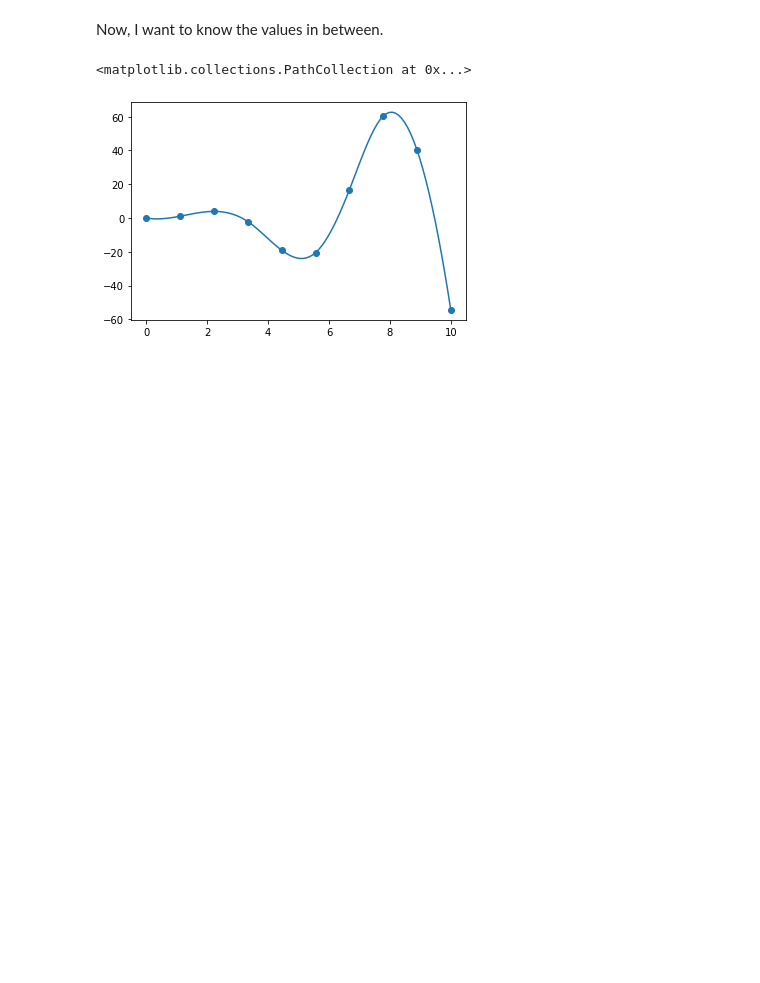
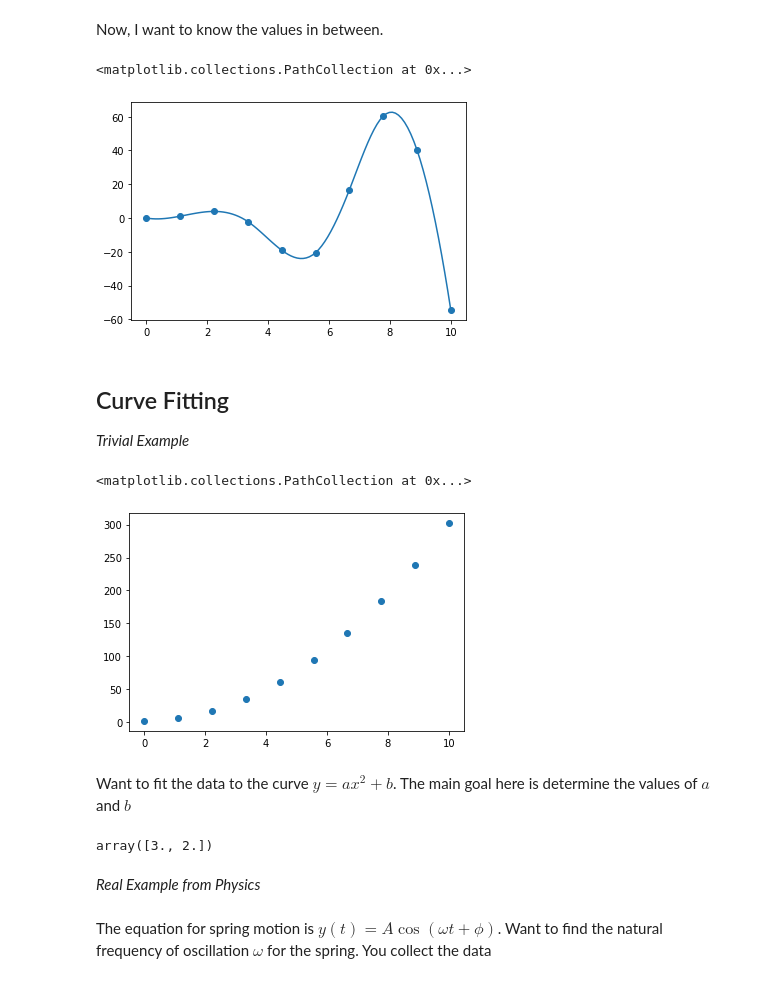
Before and after one commit to aritraroy24/CompChem_Python_Modules_Learning, a Jupyter notebook: SciPy/SciPy Tutorial.ipynb, the cells around one changed output. Saved outputs shown, nothing was run; the diff lists cells and outputs as text; code cells hidden in the pictures; blank space fills up the shorter version.

Commit message:
Fitting of Curve learned
basic fitting of curve using SciPy learned with trivial equation and real life physics equation for a lab experiment

```diff
--- a/SciPy/SciPy Tutorial.ipynb
+++ b/SciPy/SciPy Tutorial.ipynb
@@ -73,3 +96,16 @@ plt.scatter(x, y)
 # %% [output]
 <matplotlib.collections.PathCollection at 0x...>
 [figure]
+# %% [markdown]
+## Curve Fitting
+*Trivial Example*
+# %%
+x_data = np.linspace(0, 10, 10)
+y_data = 3*x_data**2 + 2
+# %%
+plt.scatter(x_data, y_data)
+# %% [output]
+<matplotlib.collections.PathCollection at 0x...>
+[figure, added]
+# %% [markdown]
+Want to fit the data to the curve $y = ax^2 + b$. The main goal here is determine the values of $a$ and $b$
@@ -75,0 +122,8 @@ plt.scatter(x, y)
+# %%
+popt
+# %% [output]
+array([3., 2.])
+# %% [markdown]
+*Real Example from Physics*
+# %% [markdown]
+The equation for spring motion is $y(t) = A\cos(\omega t+\phi)$. Want to find the natural frequency of oscillation $\omega$ for the spring. You collect the data
```
Also changed, not shown: parts of 12 cells of this notebook.
